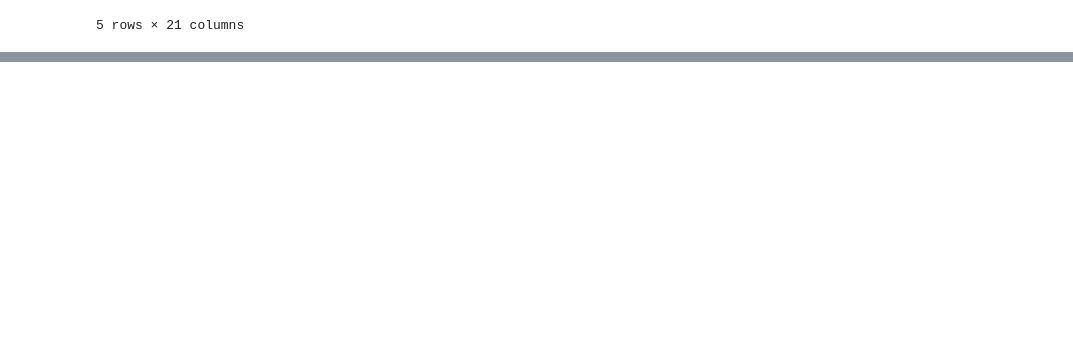
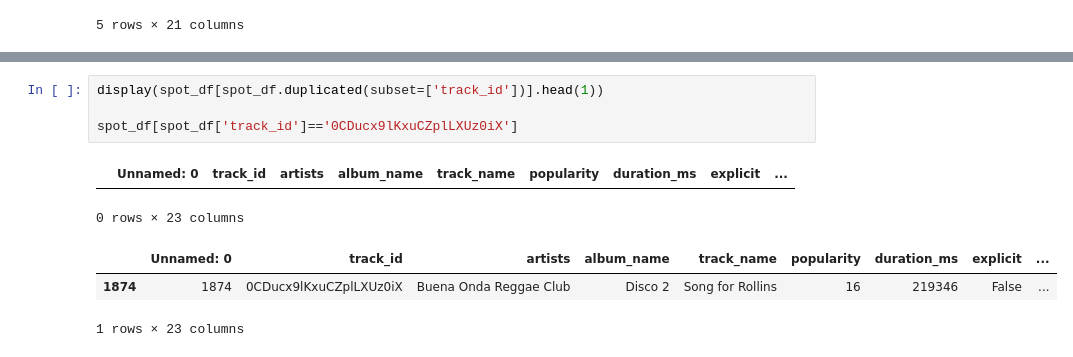
Before and after one commit to valter-barros/spotify_project, a Jupyter notebook: spotify_project.ipynb, the cells around one changed output, grey strips where cells are left out. Cells and saved outputs as stored; diff of their text form; blank space fills up the shorter version.

```diff
--- a/spotify_project.ipynb
+++ b/spotify_project.ipynb
@@ -91,0 +87,10 @@ dtype: int64
+# %%
+display(spot_df[spot_df.duplicated(subset=['track_id'])].head(1))
+
+spot_df[spot_df['track_id']=='0CDucx9lKxuCZplLXUz0iX']
+# %% [output]
+|  | Unnamed: 0 | track_id | artists | album_name | track_name | popularity | duration_ms | explicit | ... |
+0 rows × 23 columns
+|  | Unnamed: 0 | track_id | artists | album_name | track_name | popularity | duration_ms | explicit | ... |
+| 1874 | 1874 | 0CDucx9lKxuCZplLXUz0iX | Buena Onda Reggae Club | Disco 2 | Song for Rollins | 16 | 219346 | False | ... |
+1 rows × 23 columns
```
Also changed, not shown: parts of 13 cells of this notebook.
